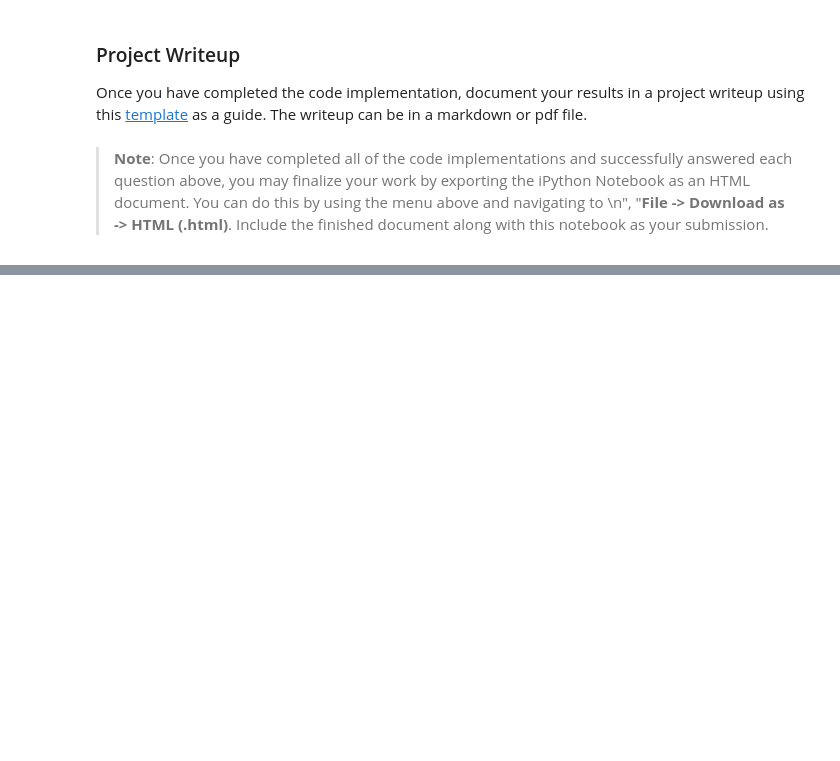
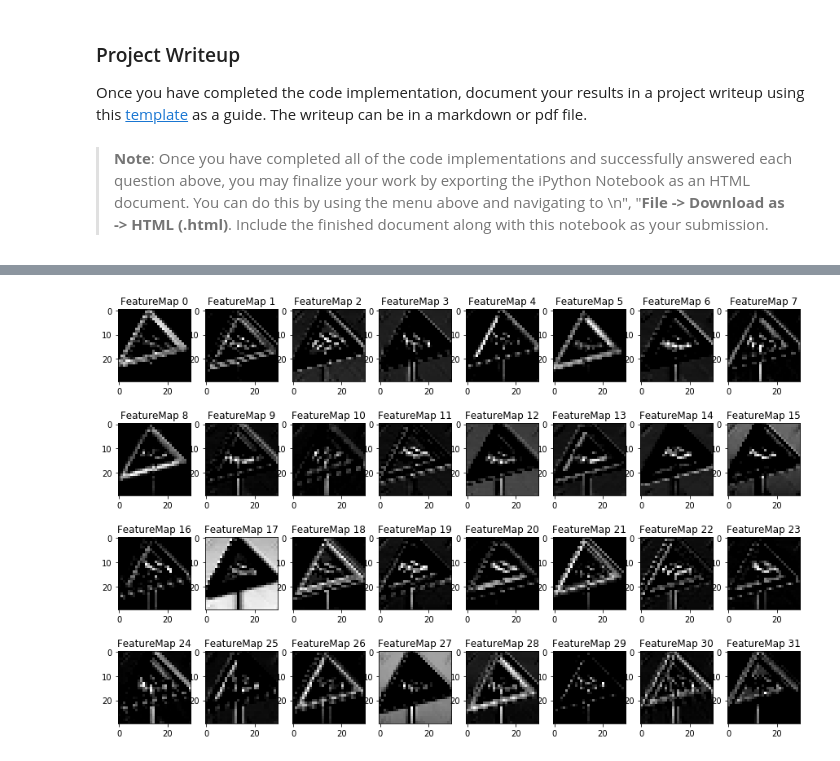
Before and after one commit to cuckookernel/CarND-Traffic-Signs, a Jupyter notebook: Traffic_Sign_Classifier.ipynb, the cells around one changed output, grey strips where cells are left out. Saved outputs shown, nothing was run; the diff lists cells and outputs as text; code cells hidden in the pictures; blank space fills up the shorter version.

```diff
--- a/Traffic_Sign_Classifier.ipynb
+++ b/Traffic_Sign_Classifier.ipynb
@@ -543,0 +736,4 @@ def outputFeatureMap(image_input, tf_activation, activation_min=-1, activation_m
+# %%
+outputFeatureMap( activation_conv1, activation_min=-1, activation_max=-1 ,plt_num=1)
+# %% [output]
+[figure, added]
```
Also changed, not shown: parts of 40 cells of this notebook.
